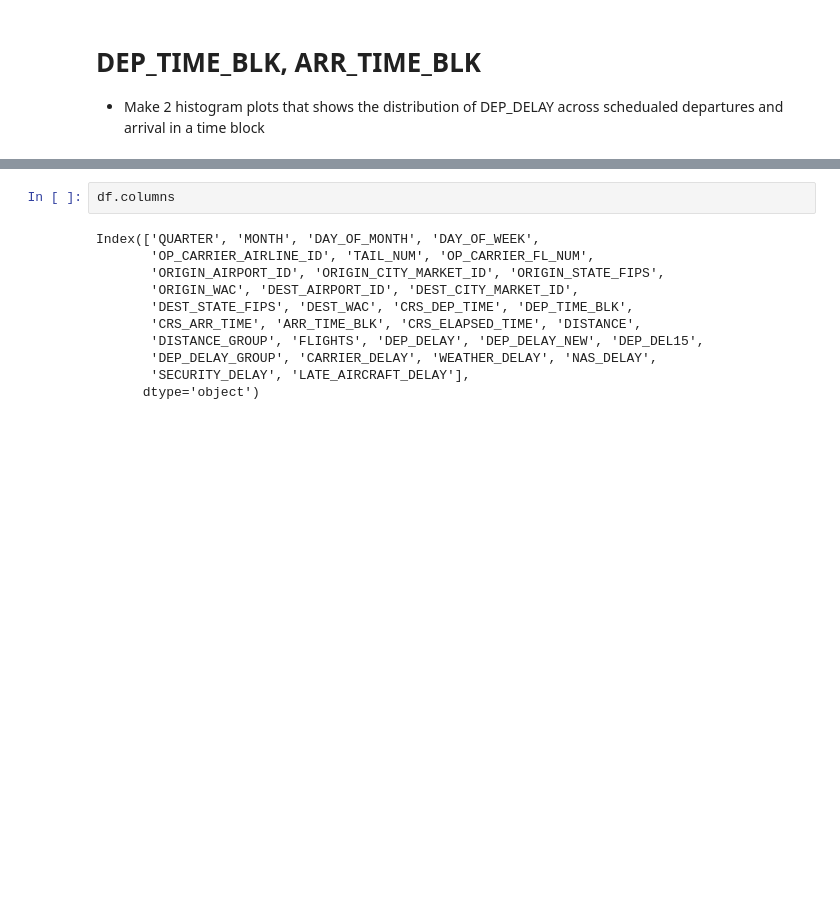
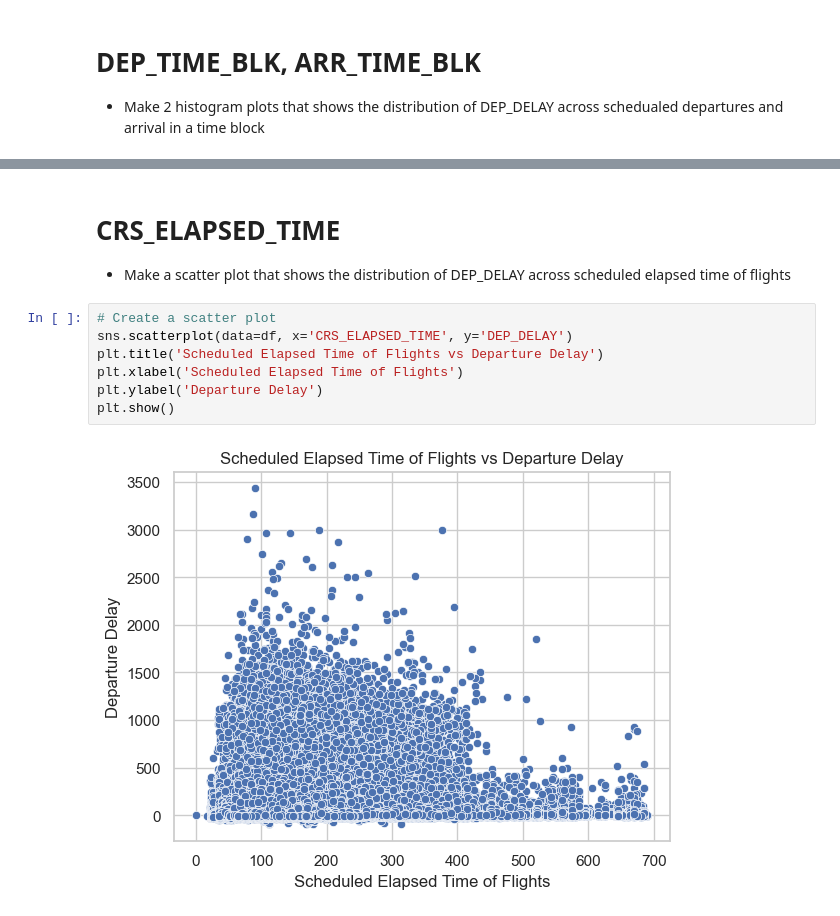
Before and after one commit to MohammedGuniem/Prediction-of-On-time-Flight-Performance, a Jupyter notebook: notebooks/Visualization.ipynb, the cells around one changed output, grey strips where cells are left out. Saved outputs shown, nothing was run; the diff lists cells and outputs as text; blank space fills up the shorter version.

```diff
--- a/notebooks/Visualization.ipynb
+++ b/notebooks/Visualization.ipynb
@@ -417,16 +419,15 @@ plt.tight_layout()
 plt.show()
 # %% [output]
 [figure]
-# %%
-df.columns
-# %% [output]
-Index(['QUARTER', 'MONTH', 'DAY_OF_MONTH', 'DAY_OF_WEEK',
-       'OP_CARRIER_AIRLINE_ID', 'TAIL_NUM', 'OP_CARRIER_FL_NUM',
-       'ORIGIN_AIRPORT_ID', 'ORIGIN_CITY_MARKET_ID', 'ORIGIN_STATE_FIPS',
-       'ORIGIN_WAC', 'DEST_AIRPORT_ID', 'DEST_CITY_MARKET_ID',
-       'DEST_STATE_FIPS', 'DEST_WAC', 'CRS_DEP_TIME', 'DEP_TIME_BLK',
-       'CRS_ARR_TIME', 'ARR_TIME_BLK', 'CRS_ELAPSED_TIME', 'DISTANCE',
-       'DISTANCE_GROUP', 'FLIGHTS', 'DEP_DELAY', 'DEP_DELAY_NEW', 'DEP_DEL15',
-       'DEP_DELAY_GROUP', 'CARRIER_DELAY', 'WEATHER_DELAY', 'NAS_DELAY',
-       'SECURITY_DELAY', 'LATE_AIRCRAFT_DELAY'],
-      dtype='object')
+# %% [markdown]
+# CRS_ELAPSED_TIME
+- Make a scatter plot that shows the distribution of DEP_DELAY across scheduled elapsed time of flights
+# %%
+# Create a scatter plot
+sns.scatterplot(data=df, x='CRS_ELAPSED_TIME', y='DEP_DELAY')
+plt.title('Scheduled Elapsed Time of Flights vs Departure Delay')
+plt.xlabel('Scheduled Elapsed Time of Flights')
+plt.ylabel('Departure Delay')
+plt.show()
+# %% [output]
+[figure, added]
```
Also changed, not shown: parts of 15 cells of this notebook.
